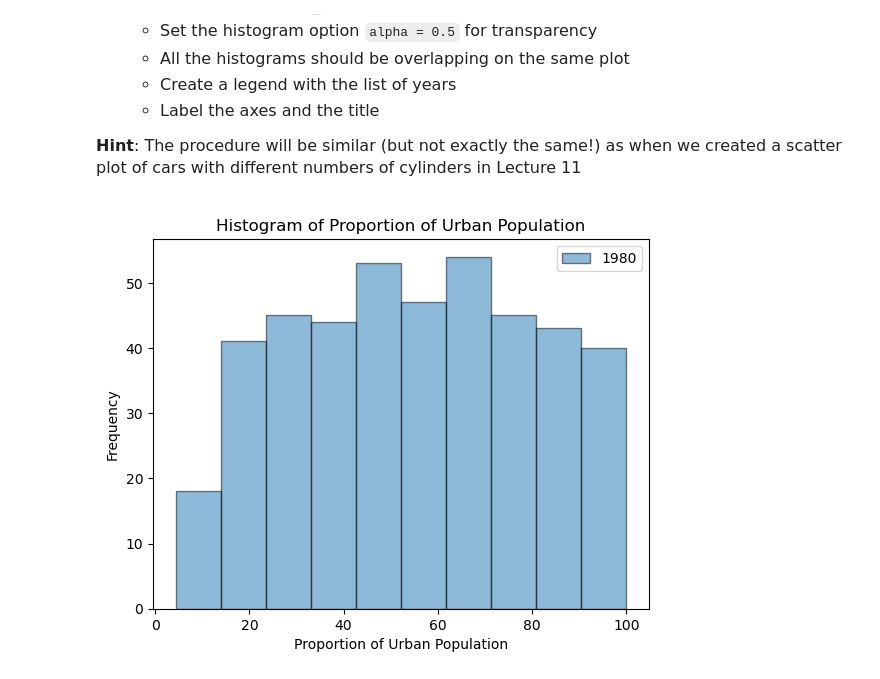
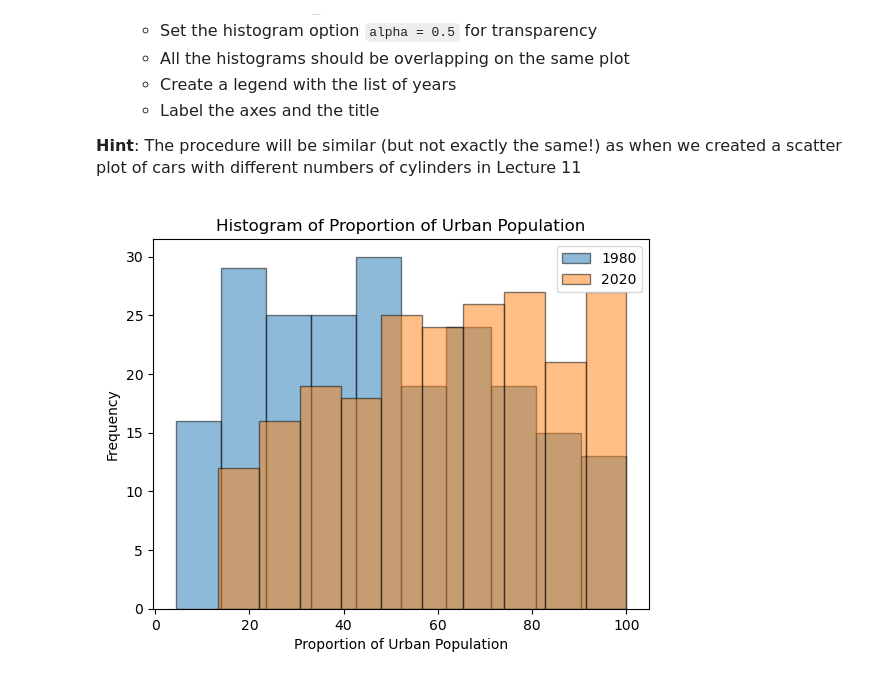
Before and after one commit to reneengai126/qtm151fall2025, a Jupyter notebook: Assignments/assignment_6/assignment6.ipynb, the cells around one changed output. Saved outputs shown, nothing was run; the diff lists cells and outputs as text; code cells hidden in the pictures.

```diff
--- a/Assignments/assignment_6/assignment6.ipynb
+++ b/Assignments/assignment_6/assignment6.ipynb
@@ -177,12 +178,15 @@ Read in the dataset named "wdi_urban.csv".
 # %%
 # your answer here
 wdi_urban = pd.read_csv("data/wdi_urban.csv")
-pd.unique(wdi_urban["year"])
-plt.hist(x = wdi_urban["prop_urbanpopulation"], alpha = 0.5, edgecolor = "black")
+years = pd.unique(wdi_urban["year"])
+year = list(range(1980, 2020))
+for year in years:
+    subset = wdi_urban.query("year == @year")
+    plt.hist(x = subset["prop_urbanpopulation"], alpha = 0.5, edgecolor = "black", label = str(year))
 plt.title("Histogram of Proportion of Urban Population")
 plt.xlabel("Proportion of Urban Population")
 plt.ylabel("Frequency")
-plt.legend(wdi_urban["year"])
+plt.legend()
 plt.show()
 # %% [output]
-[figure, old version]
+[figure, new version]
```
Also changed, not shown: parts of 1 cell of this notebook.
